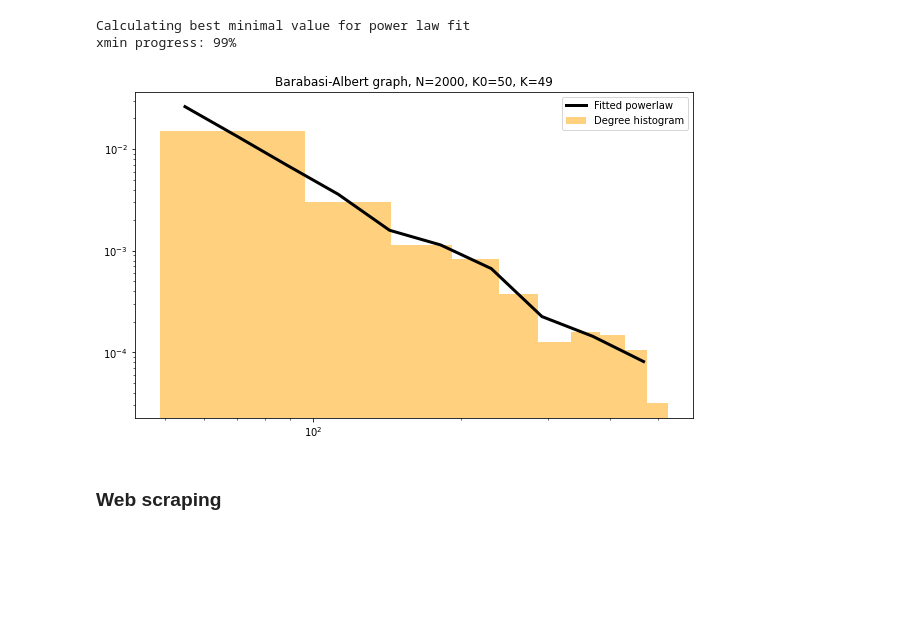
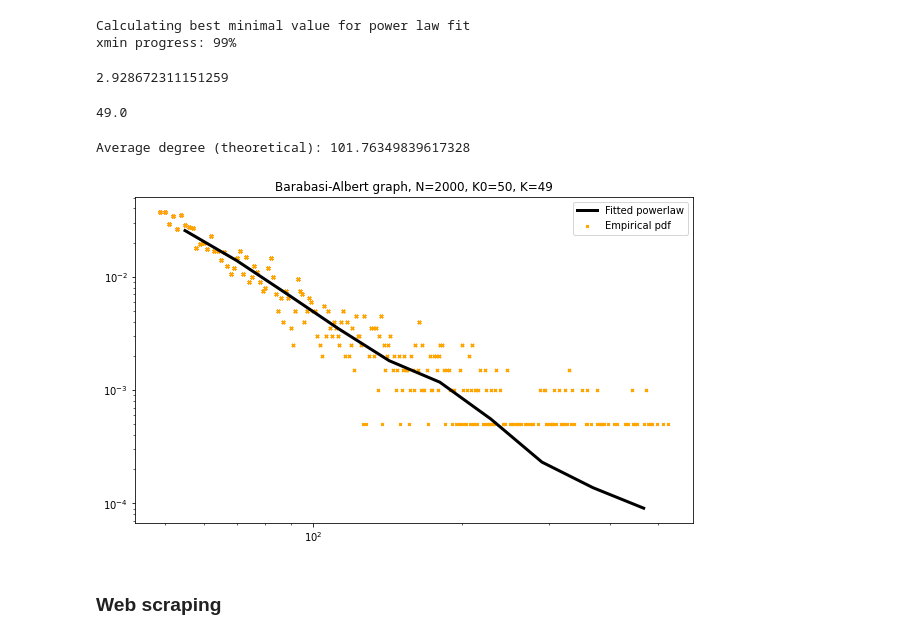
Before and after one commit to adamaj99pwr/Diffusion-processes, a Jupyter notebook: lab3/lab3.ipynb, the cells around one changed output. Cells and saved outputs as stored; diff of their text form; code cells hidden in the pictures; blank space fills up the shorter version.

```diff
--- a/lab3/lab3.ipynb
+++ b/lab3/lab3.ipynb
@@ -196,0 +271,10 @@ plt.hist(dws1, density=True)
+# %%
+p2 = 0.2
+ws2 = watts_strogatz(100, p2, 4)
+
+dws2 = [i[1] for i in ws2.degree]
+avg_deg_ws2 = sum(dws2) / 100
+deg_var_ws2 = np.var(dws2)
+
+print(f"Number of vertices: {len(ws2.nodes())}, probablity of relink: {p2}, number of edges: {len(ws2.edges())} \n")
+print(f"Average degree (empirical): {avg_deg_ws2}, degree variance (empirical): {deg_var_ws2} \n")
@@ -196,0 +285,5 @@ plt.hist(dws1, density=True)
+# %%
+densws2 = []
+for i in dws2:
+    occur = dws2.count(i)
+    densws2.append(occur/len(dws2))
@@ -283,3 +391,8 @@ Average degree (empirical): 188.199, degree variance (empirical): 12540.63839899
+# %%
+densba1 = []
+for i in dba1:
+    occur = dba1.count(i)
+    densba1.append(occur/len(dba1))
 # %%
 fit1_power = powerlaw.Fit(dba1)
 # %% [output]
@@ -312,16 +445,35 @@ Average degree (empirical): 95.599, degree variance (empirical): 4567.937199
+# %%
+densba2 = []
+for i in dba2:
+    occur = dba2.count(i)
+    densba2.append(occur/len(dba2))
 # %%
 fit2_power = powerlaw.Fit(dba2)
 # %% [output]
 Calculating best minimal value for power law fit
 xmin progress: 99%
+# %%
+a2 = fit2_power.alpha
+a2
+# %% [output]
+2.928672311151259
+# %%
+xm2 = fit2_power.xmin
+xm2
+# %% [output]
+49.0
+# %%
+print(f'Average degree (theoretical): {((a2-1)/(a2-2))*xm2}')
+# %% [output]
+Average degree (theoretical): 101.76349839617328
 # %%
 plt.figure(figsize=(10,6))
-plt.hist(dba2, density=True, color='orange', alpha=0.5, label="Degree histogram")
+plt.scatter(dba2, densba2, label="Empirical pdf", color="orange", s=7, marker='x')
 fit2_power.plot_pdf(color='black', linewidth=3, label="Fitted powerlaw")
 plt.legend()
 plt.title('Barabasi-Albert graph, N=2000, K0=50, K=49')
 plt.show()
 # %% [output]
-[figure, old version]
+[figure, new version]
 # %% [markdown]
 ### Web scraping
```
Also changed, not shown: parts of 68 cells of this notebook, 2 other files.
